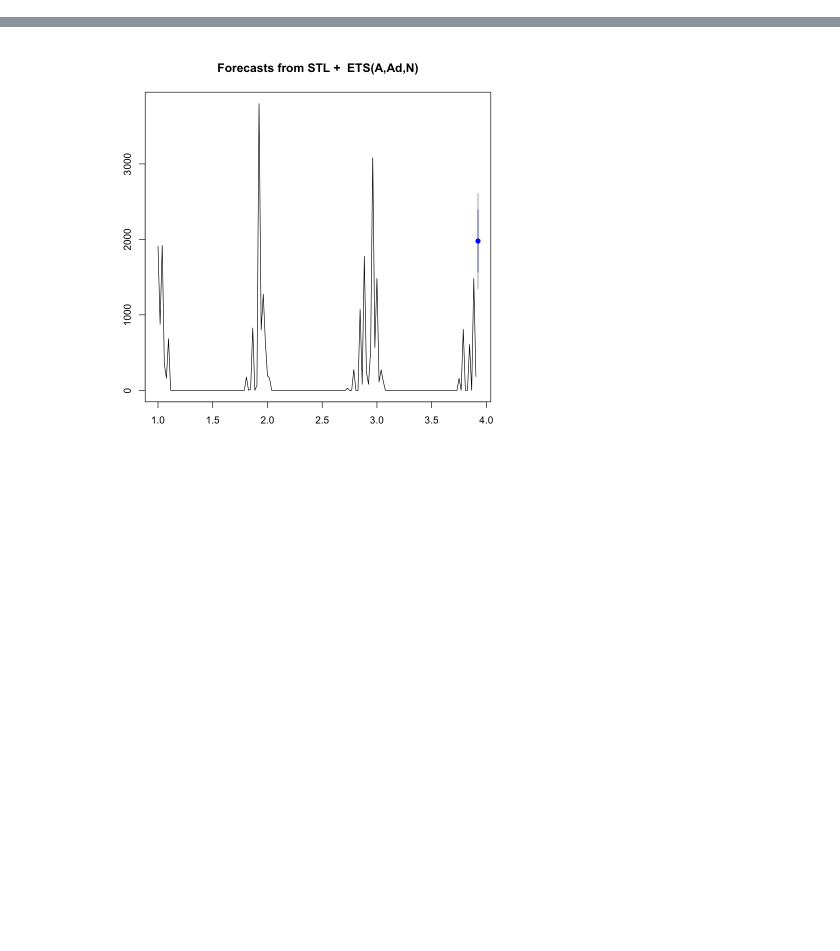
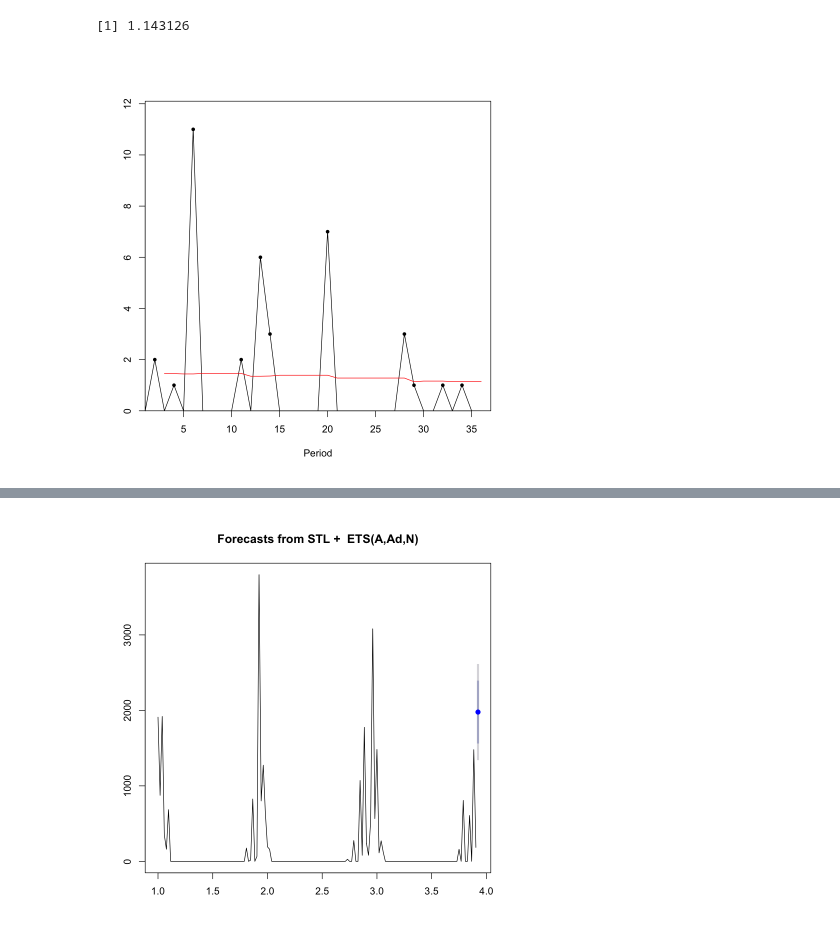
Before and after one commit to seckindinc/R, a Jupyter notebook: Forecasting-Principles_Practise/Zero-Inflated_Count_Time_Series.ipynb, the cells around one changed output, grey strips where cells are left out. Drawn from its saved outputs; the diff is of its cells as text; code cells hidden in the pictures; blank space fills up the shorter version.

```diff
--- a/Forecasting-Principles_Practise/Zero-Inflated_Count_Time_Series.ipynb
+++ b/Forecasting-Principles_Practise/Zero-Inflated_Count_Time_Series.ipynb
@@ -5,0 +7,2 @@ library(tscount)
+# %%
+data <- read_delim("~/Downloads/Data-CrossValidated.csv", ",", escape_double = FALSE, trim_ws = TRUE)
@@ -13,3 +24,6 @@ plot(t)
 # %%
-crost(t,h=1,outplot=TRUE)$frc.out
+crost(data$Sales,h=1,outplot=TRUE)$frc.out
+# %% [output]
+[1] 1.143126
+[figure, added]
 # %%
```
Also changed, not shown: parts of 4 cells of this notebook.
